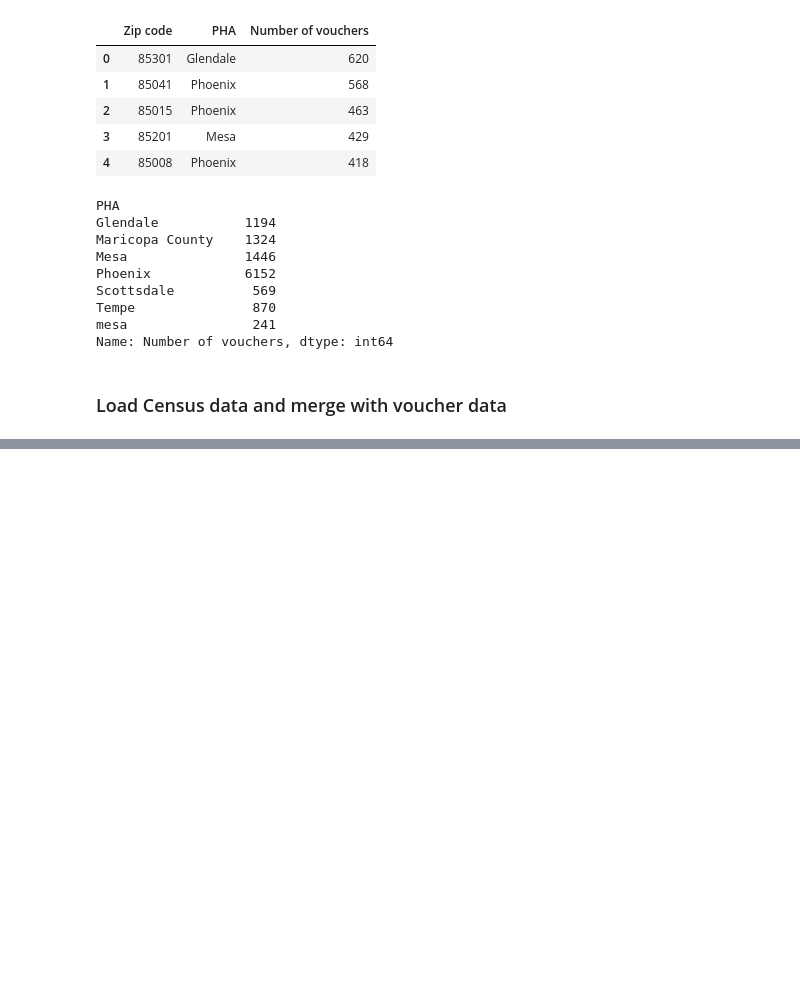
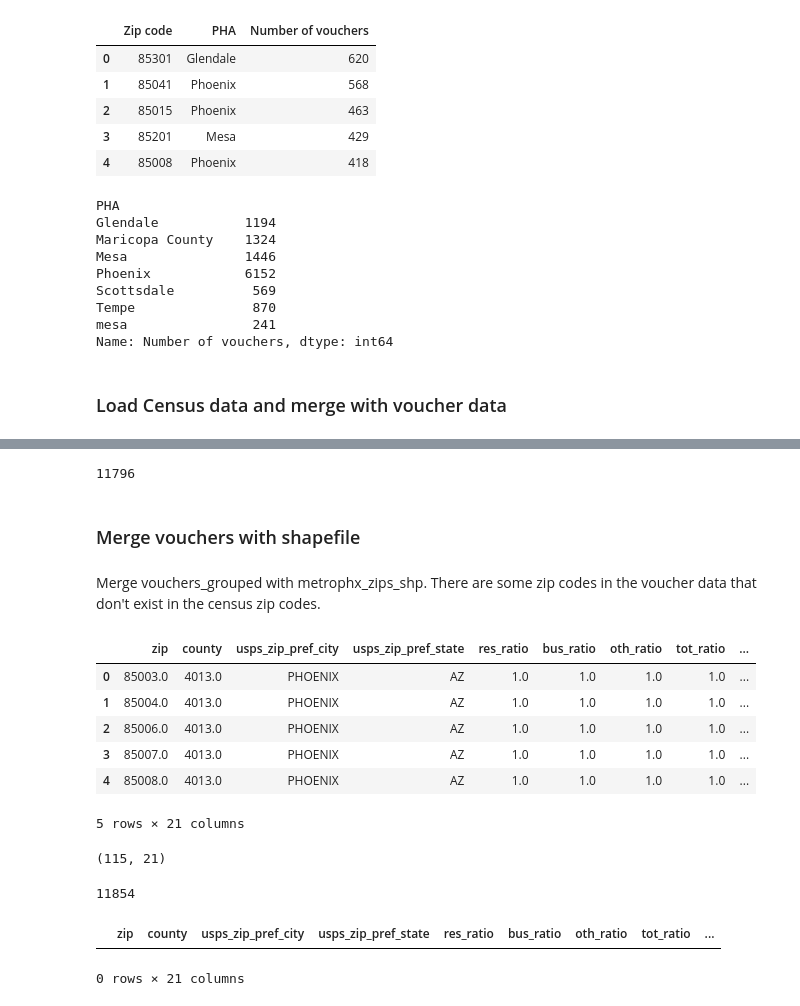
Before and after one commit to amyq96/quick-analyses, a Jupyter notebook: section-8/prep-voucher-data.ipynb, the cells around one changed output, grey strips where cells are left out. Drawn from its saved outputs; the diff is of its cells as text; code cells hidden in the pictures; blank space fills up the shorter version.

```diff
--- a/section-8/prep-voucher-data.ipynb
+++ b/section-8/prep-voucher-data.ipynb
@@ -157,0 +215,3 @@ vouchers.head()
+# %%
+#consolidate by unique zip code
+vouchers_grouped = vouchers.groupby(by=['Zip code']).agg({'Number of vouchers':'sum','pct_below_poverty':'first','median_income':'first'})
@@ -157,0 +228,37 @@ vouchers.head()
+# %%
+#check
+vouchers_grouped['Number of vouchers'].sum()
+# %% [output]
+11796
+# %% [markdown]
+### Merge vouchers with shapefile
+# %% [markdown]
+Merge vouchers_grouped with metrophx_zips_shp. There are some zip codes in the voucher data that don't exist in the census zip codes.
+# %%
+#inner join
+vouchers_shp = metrophx_zips_shp.merge(vouchers_grouped,how='right',left_on='zip',right_on='Zip code')
+vouchers_shp.head()
+
+#calculate the number of vouchers that didn't match a census zip code
+# %% [output]
+|  | zip | county | usps_zip_pref_city | usps_zip_pref_state | res_ratio | bus_ratio | oth_ratio | tot_ratio | ... |
+| 0 | 85003.0 | 4013.0 | PHOENIX | AZ | 1.0 | 1.0 | 1.0 | 1.0 | ... |
+| 1 | 85004.0 | 4013.0 | PHOENIX | AZ | 1.0 | 1.0 | 1.0 | 1.0 | ... |
+| 2 | 85006.0 | 4013.0 | PHOENIX | AZ | 1.0 | 1.0 | 1.0 | 1.0 | ... |
+| 3 | 85007.0 | 4013.0 | PHOENIX | AZ | 1.0 | 1.0 | 1.0 | 1.0 | ... |
+| 4 | 85008.0 | 4013.0 | PHOENIX | AZ | 1.0 | 1.0 | 1.0 | 1.0 | ... |
+5 rows × 21 columns
+# %%
+voucher_shp.shape
+# %% [output]
+(115, 21)
+# %%
+#WHYYYY
+voucher_shp['Number of vouchers'].sum()
+# %% [output]
+11854
+# %%
+voucher_shp.query('zip == 85393')
+# %% [output]
+|  | zip | county | usps_zip_pref_city | usps_zip_pref_state | res_ratio | bus_ratio | oth_ratio | tot_ratio | ... |
+0 rows × 21 columns
```
Also changed, not shown: parts of 15 cells of this notebook.
